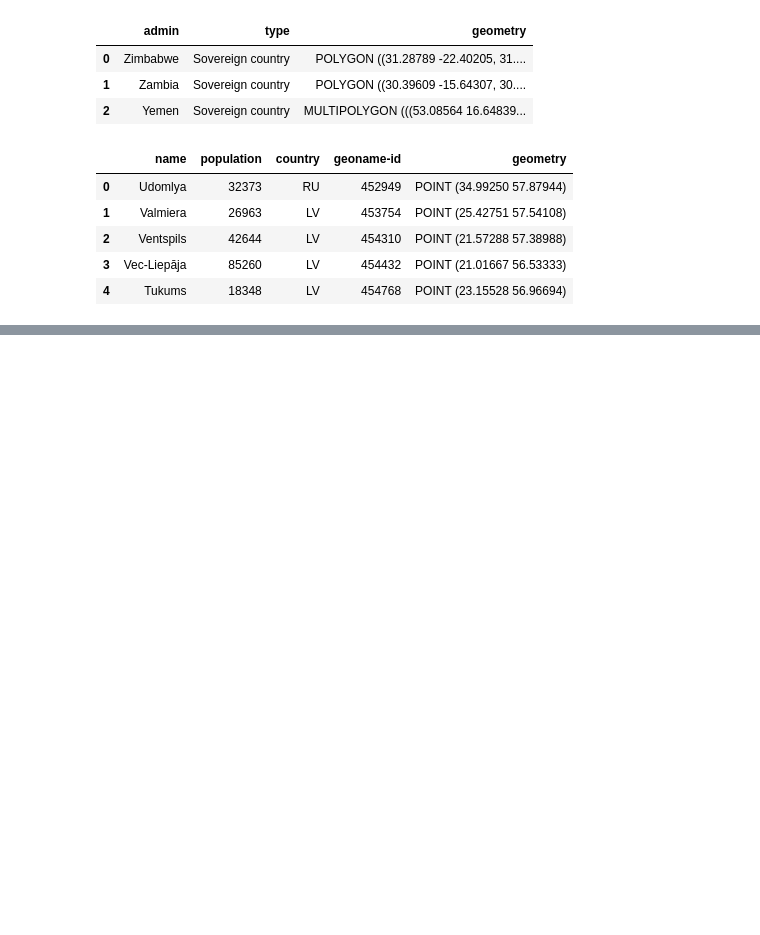
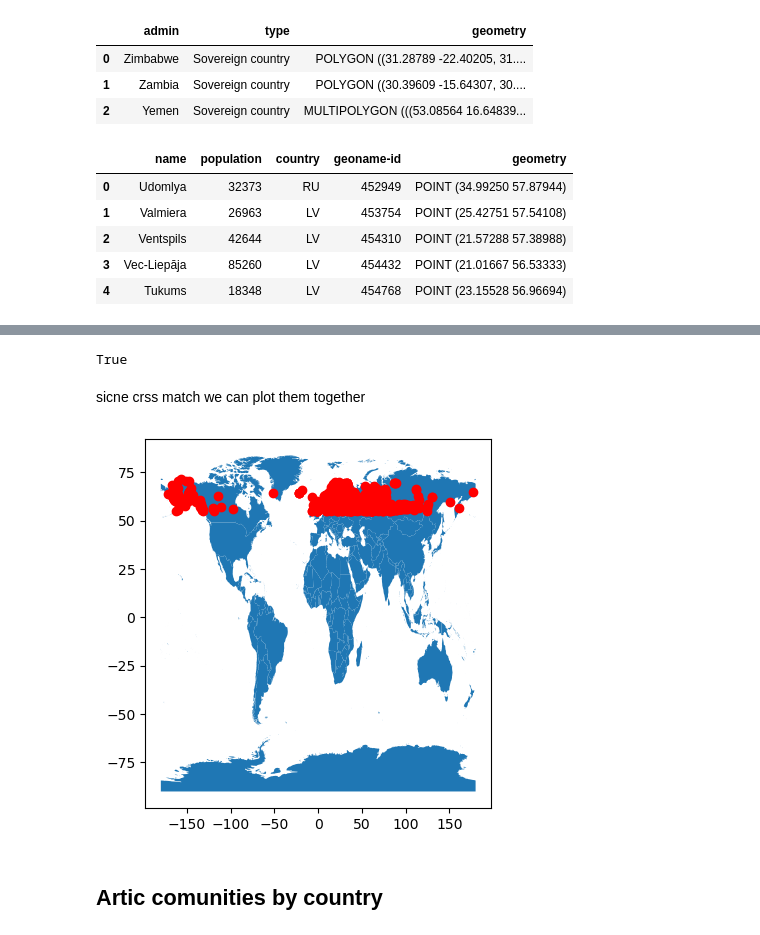
Before and after one commit to austinmartinez12/eds220-2025-in-class, a Jupyter notebook: week6/week6-reprojecting.ipynb, the cells around one changed output, grey strips where cells are left out. Cells and saved outputs as stored; diff of their text form; code cells hidden in the pictures; blank space fills up the shorter version.

```diff
--- a/week6/week6-reprojecting.ipynb
+++ b/week6/week6-reprojecting.ipynb
@@ -41,0 +83,15 @@ country_names.head()
+# %%
+countries.crs == communities.crs
+# %% [output]
+True
+# %% [markdown]
+sicne crss match we can plot them together
+# %%
+fig, ax = plt.subplots()
+countries.plot(ax=ax)
+communities.plot(ax=ax, color='red')
+plt.show()
+# %% [output]
+[figure, added]
+# %% [markdown]
+## Artic comunities by country
```
Also changed, not shown: parts of 29 cells of this notebook, 1 other file.
